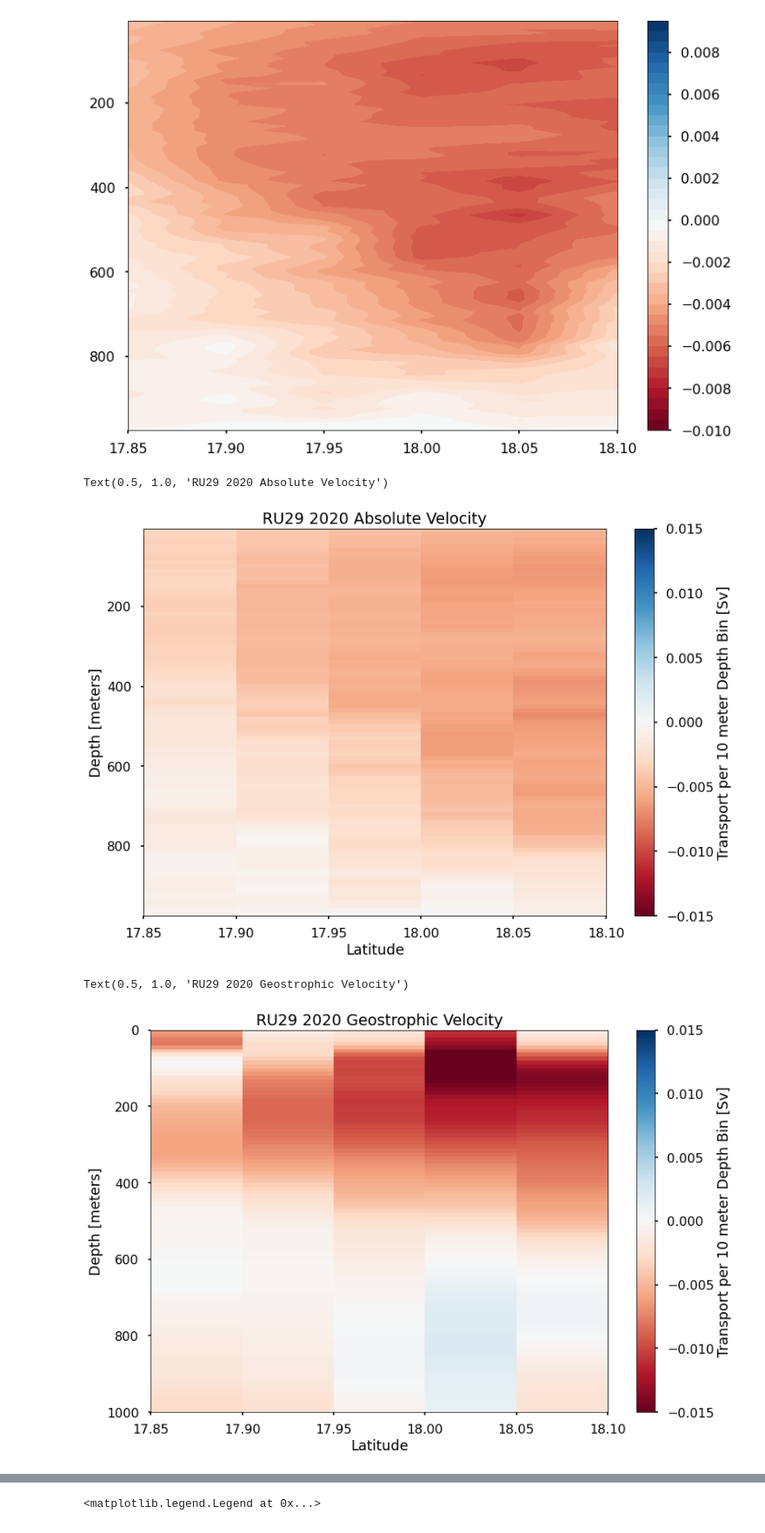
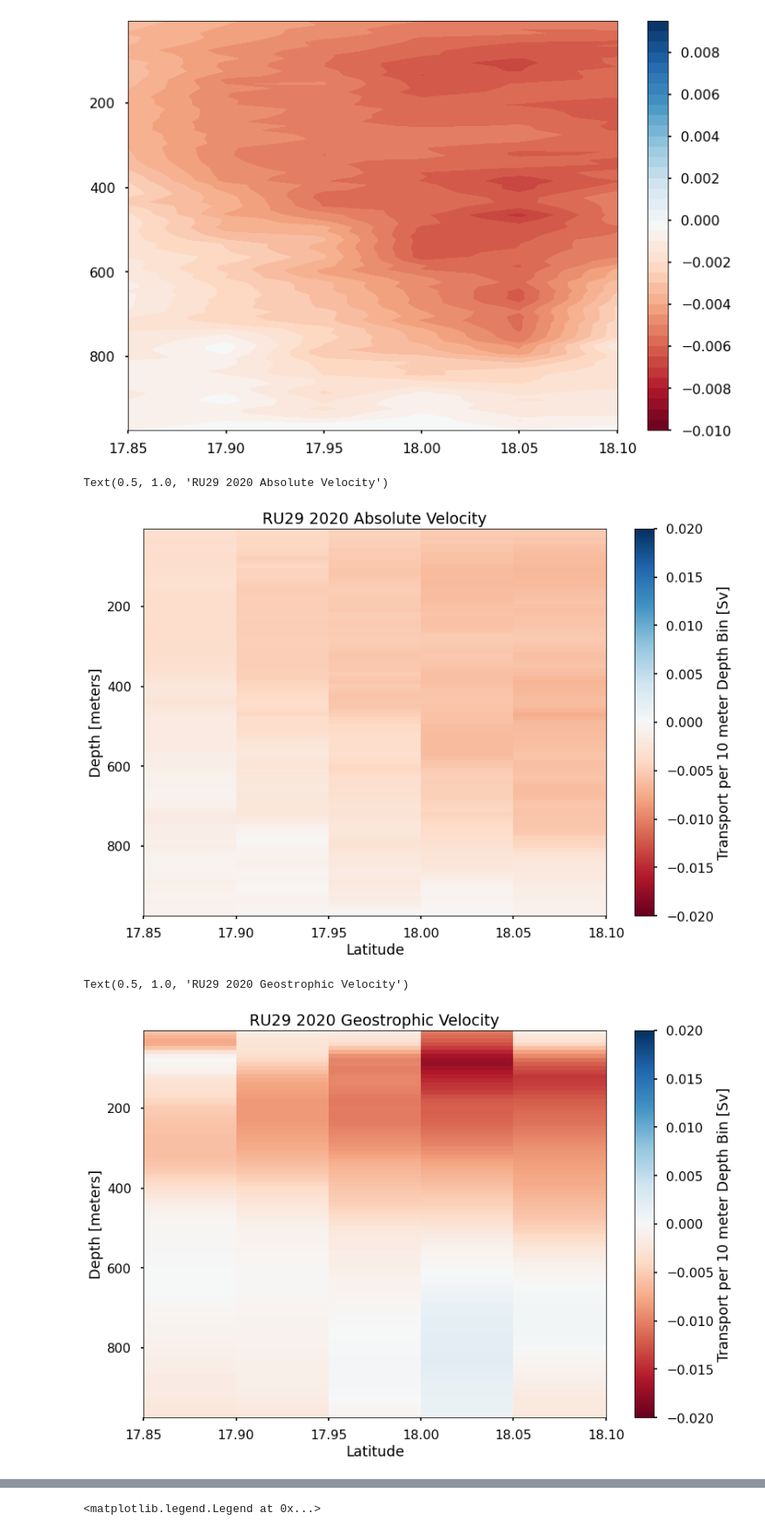
Before and after one commit to JGradone/Slocum-AD2CP, a Jupyter notebook: notebooks/04_Slocum_AD2CP_Analysis_RU29_2020.ipynb, the cells around one changed output, grey strips where cells are left out. Shown at 87% size. Drawn from its saved outputs; the diff is of its cells as text; code cells hidden in the pictures.

```diff
--- a/notebooks/04_Slocum_AD2CP_Analysis_RU29_2020.ipynb
+++ b/notebooks/04_Slocum_AD2CP_Analysis_RU29_2020.ipynb
@@ -677,0 +657,3 @@ Vgeo.shape
+# %%
+Vgeo_interp = interp.griddata(griddepth,Vgeo,inversion_depth, method='linear')
+Vgeo_interp.shape
@@ -678,20 +662,18 @@ Vgeo.shape
 # %%
-geo_transport_gridu = np.empty(Vgeo.shape[2])
+geo_transport_gridu = np.empty(Vgeo_interp.shape[2])
 geo_transport_gridu[:] = np.NaN
-geo_transect_transport_profiles_u = np.empty((Vgeo.shape[0],Vgeo.shape[2]))
+geo_transect_transport_profiles_u = np.empty((Vgeo_interp.shape[0],Vgeo_interp.shape[2]))
 geo_transect_transport_profiles_u[:] = np.NaN
-geo_transport_profiles_u = np.empty((Vgeo.shape[0],Vgeo.shape[1],Vgeo.shape[2]))
+geo_transport_profiles_u = np.empty((Vgeo_interp.shape[0],Vgeo_interp.shape[1],Vgeo_interp.shape[2]))
 geo_transport_profiles_u[:] = np.NaN
 
-dz = np.mean(np.diff(griddepth))
-
-for x in np.arange(0,Vgeo.shape[2]):
-    geo_transport_gridu[x] = (np.nansum(Vgeo[:,:,x]*dz*distance))/(10**6)
-    geo_transect_transport_profiles_u[:,x] = np.nanmean((Vgeo[:,:,x]*dz*distance)/(10**6),axis=1)
-    for y in np.arange(0,Vgeo.shape[1]):
-        geo_transport_profiles_u[:,y,x] = (Vgeo[:,y,x]*dz*distance)/(10**6)
+for x in np.arange(0,Vgeo_interp.shape[2]):
+    geo_transport_gridu[x] = (np.nansum(Vgeo_interp[:,:,x]*inversion_dz*distance))/(10**6)
+    geo_transect_transport_profiles_u[:,x] = np.nanmean((Vgeo_interp[:,:,x]*inversion_dz*distance)/(10**6),axis=1)
+    for y in np.arange(0,Vgeo_interp.shape[1]):
+        geo_transport_profiles_u[:,y,x] = (Vgeo_interp[:,y,x]*inversion_dz*distance)/(10**6)
 
 ## No loop needed for the deployment averaged transport
-tot_geo_transport_gridu = (np.nansum(tot_rel_Vg[:,:]*dz*distance))/(10**6)
+tot_geo_transport_gridu = (np.nansum(tot_rel_Vg[:,:]*geo_dz*distance))/(10**6)
 tot_geo_transport_gridu
 # %% [output]
@@ -723,8 +705,12 @@ Text(0.5, 1.0, 'RU29 2020 Anegada Passage')
 ## Interpolation Grid for Absolute Velocity Now
 # %%
 ## Coarser lat grid
-#lat_grid = np.arange(17.8,18.16,0.05)
-lat_grid = np.arange(17.85,18.11,0.05) ## fine grid (18.11 so that 0.5 spacing includes 18.1)
+#lat_grid = np.arange(17.85,18.11,0.05) ## fine grid (18.11 so that 0.5 spacing includes 18.1)
+#lat_grid = np.arange(17.86,18.13,0.03) ## fine grid (18.11 so that 0.5 spacing includes 18.1)
+#lat_grid = np.arange(17.9,18.11,0.05) ## fine grid
+
+## USE the grid from the geostrophy calculation
+
 
 lon_grid = np.repeat(-64.80,len(lat_grid)) # Just make it -64.80
 ## Make grid
@@ -773,14 +759,14 @@ for y in np.arange(0,15):
     tgriddensity = np.empty((len(inversion_depth),len(segnames)))
     tgriddensity[:] = np.NaN
 
-
+    ## Interpolate depth
     for x in np.arange(0,len(segnames)):
         ## Only proceed is we have depth data deeper than 10 meters indicating we're not sitting at the surface
         if np.nanmax(gdf2.depth.values[segstart_index[x]:segend_index[x]]) > 10:
 
-            tgridtemp[:,x] = interp.griddata(gdf2.depth.values[segstart_index[x]:segend_index[x]],gdf2.temperature.values[segstart_index[x]:segend_index[x]],inversion_depth)
-            tgridsalinity[:,x] = interp.griddata(gdf2.depth.values[segstart_index[x]:segend_index[x]],gdf2.salinity.values[segstart_index[x]:segend_index[x]],inversion_depth)
-            tgriddensity[:,x] = interp.griddata(gdf2.depth.values[segstart_index[x]:segend_index[x]],gdf2.density.values[segstart_index[x]:segend_index[x]],inversion_depth)
+            tgridtemp[:,x] = interp.griddata(gdf2.depth.values[segstart_index[x]:segend_index[x]],gdf2.temperature.values[segstart_index[x]:segend_index[x]],inversion_depth, method='linear')
+            tgridsalinity[:,x] = interp.griddata(gdf2.depth.values[segstart_index[x]:segend_index[x]],gdf2.salinity.values[segstart_index[x]:segend_index[x]],inversion_depth, method='linear')
+            tgriddensity[:,x] = interp.griddata(gdf2.depth.values[segstart_index[x]:segend_index[x]],gdf2.density.values[segstart_index[x]:segend_index[x]],inversion_depth, method='linear')
 
 
     ## Drop columns of all nan
@@ -788,7 +774,7 @@ for y in np.arange(0,15):
     tgridsalinity = tgridsalinity[:,~np.isnan(tgridsalinity).all(axis=0)]
     tgriddensity = tgriddensity[:,~np.isnan(tgriddensity).all(axis=0)]
 
-
+    ## Interpolate latitude
     for x in np.arange(0,len(inversion_depth)):
         gridvelu[x,:,y] = interp.griddata(subset_ds_sect.latitude.values, subset_ds_sect.u_grid.values[x,:], lat_grid, method='nearest')
         gridvelv[x,:,y] = interp.griddata(subset_ds_sect.latitude.values, subset_ds_sect.v_grid.values[x,:], lat_grid, method='nearest')
@@ -939,7 +920,9 @@ plt.gca().invert_yaxis()
 # %% [output]
 [figure]
 # %%
-plt.pcolormesh(lat_grid,inversion_depth,np.nanmean(transport_profiles_u,axis=2),vmin=-0.015,vmax=0.015,cmap='RdBu')
+plt.pcolormesh(lat_grid,inversion_depth,np.nanmean(transport_profiles_u,axis=2),vmin=-0.02,vmax=0.02,cmap='RdBu')
+#plt.contourf(lat_grid,inversion_depth,np.nanmean(transport_profiles_u,axis=2),levels=np.arange(-0.02,0.02,0.001),cmap='RdBu')
+
 plt.colorbar(label='Transport per 10 meter Depth Bin [Sv]')
 plt.gca().invert_yaxis()
 plt.xlabel('Latitude')
@@ -947,14 +930,16 @@ plt.ylabel('Depth [meters]')
 plt.title('RU29 2020 Absolute Velocity')
 # %% [output]
 Text(0.5, 1.0, 'RU29 2020 Absolute Velocity')
-[figure, old version]
+[figure, new version]
 # %%
-plt.pcolormesh(lat_grid,griddepth,np.nanmean(geo_transport_profiles_u,axis=2),vmin=-0.015,vmax=0.015,cmap='RdBu')
+plt.pcolormesh(lat_grid,inversion_depth,np.nanmean(geo_transport_profiles_u,axis=2),vmin=-0.02,vmax=0.02,cmap='RdBu')
+#plt.contourf(lat_grid,inversion_depth,np.nanmean(geo_transport_profiles_u,axis=2),levels=np.arange(-0.02,0.02,0.001),cmap='RdBu')
+
 plt.colorbar(label='Transport per 10 meter Depth Bin [Sv]')
 plt.gca().invert_yaxis()
 plt.xlabel('Latitude')
 plt.ylabel('Depth [meters]')
 plt.title('RU29 2020 Geostrophic Velocity')
 # %% [output]
 Text(0.5, 1.0, 'RU29 2020 Geostrophic Velocity')
-[figure, old version]
+[figure, new version]
```
Also changed, not shown: parts of 47 cells of this notebook, 1 other file.
